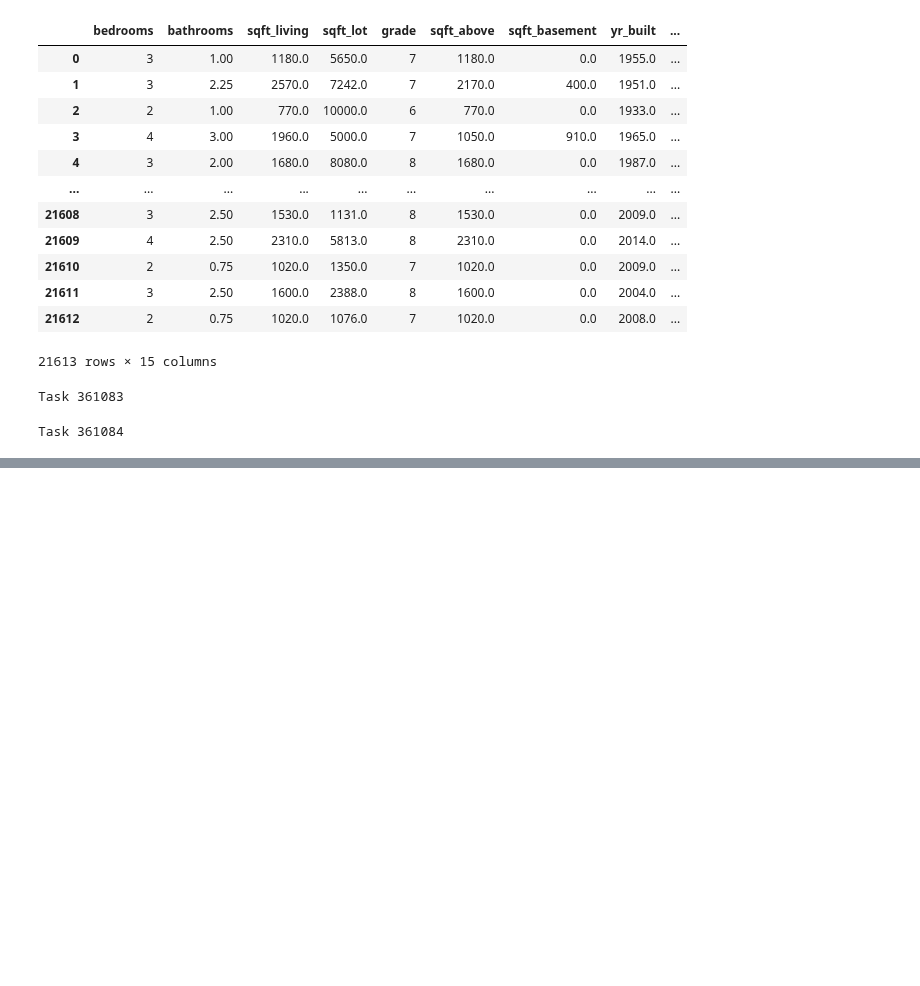
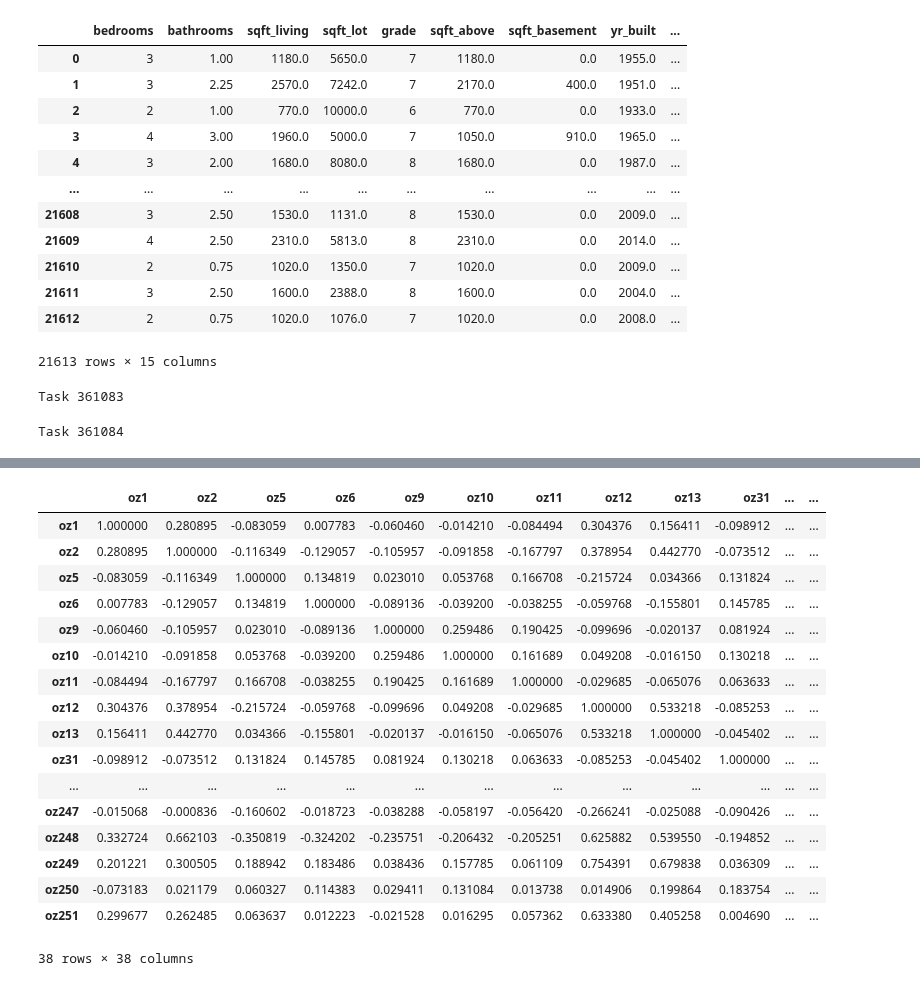
Before and after one commit to mmaninetti/ML_models_for_extrapolation, a Jupyter notebook: ONLY NUMERICAL FEATURES/REGRESSION/RMSE/tests.ipynb, the cells around one changed output, grey strips where cells are left out. Cells and saved outputs as stored; diff of their text form; code cells hidden in the pictures; blank space fills up the shorter version.

```diff
--- a/ONLY NUMERICAL FEATURES/REGRESSION/RMSE/tests.ipynb
+++ b/ONLY NUMERICAL FEATURES/REGRESSION/RMSE/tests.ipynb
@@ -1766,6 +1766,14 @@ for task_id in benchmark_suite.tasks[12:]:
     print(i)
     i=i+1
     print(f"Task {task_id}")
+
+    task = openml.tasks.get_task(task_id)  # download the OpenML task
+    dataset = task.get_dataset()
+
+    X, y, categorical_indicator, attribute_names = dataset.get_data(
+            dataset_format="dataframe", target=dataset.default_target_attribute)
+
+    print(len(X))
 # %% [output]
 12
 Task 361085
@@ -1783,0 +2195,21 @@ Task 361281
+# %%
+X_train_.corr()
+# %% [output]
+|  | oz1 | oz2 | oz5 | oz6 | oz9 | oz10 | oz11 | oz12 | oz13 | oz31 | ... | ... |
+| oz1 | 1.000000 | 0.280895 | -0.083059 | 0.007783 | -0.060460 | -0.014210 | -0.084494 | 0.304376 | 0.156411 | -0.098912 | ... | ... |
+| oz2 | 0.280895 | 1.000000 | -0.116349 | -0.129057 | -0.105957 | -0.091858 | -0.167797 | 0.378954 | 0.442770 | -0.073512 | ... | ... |
+| oz5 | -0.083059 | -0.116349 | 1.000000 | 0.134819 | 0.023010 | 0.053768 | 0.166708 | -0.215724 | 0.034366 | 0.131824 | ... | ... |
+| oz6 | 0.007783 | -0.129057 | 0.134819 | 1.000000 | -0.089136 | -0.039200 | -0.038255 | -0.059768 | -0.155801 | 0.145785 | ... | ... |
+| oz9 | -0.060460 | -0.105957 | 0.023010 | -0.089136 | 1.000000 | 0.259486 | 0.190425 | -0.099696 | -0.020137 | 0.081924 | ... | ... |
+| oz10 | -0.014210 | -0.091858 | 0.053768 | -0.039200 | 0.259486 | 1.000000 | 0.161689 | 0.049208 | -0.016150 | 0.130218 | ... | ... |
+| oz11 | -0.084494 | -0.167797 | 0.166708 | -0.038255 | 0.190425 | 0.161689 | 1.000000 | -0.029685 | -0.065076 | 0.063633 | ... | ... |
+| oz12 | 0.304376 | 0.378954 | -0.215724 | -0.059768 | -0.099696 | 0.049208 | -0.029685 | 1.000000 | 0.533218 | -0.085253 | ... | ... |
+| oz13 | 0.156411 | 0.442770 | 0.034366 | -0.155801 | -0.020137 | -0.016150 | -0.065076 | 0.533218 | 1.000000 | -0.045402 | ... | ... |
+| oz31 | -0.098912 | -0.073512 | 0.131824 | 0.145785 | 0.081924 | 0.130218 | 0.063633 | -0.085253 | -0.045402 | 1.000000 | ... | ... |
+| ... | ... | ... | ... | ... | ... | ... | ... | ... | ... | ... | ... | ... |
+| oz247 | -0.015068 | -0.000836 | -0.160602 | -0.018723 | -0.038288 | -0.058197 | -0.056420 | -0.266241 | -0.025088 | -0.090426 | ... | ... |
+| oz248 | 0.332724 | 0.662103 | -0.350819 | -0.324202 | -0.235751 | -0.206432 | -0.205251 | 0.625882 | 0.539550 | -0.194852 | ... | ... |
+| oz249 | 0.201221 | 0.300505 | 0.188942 | 0.183486 | 0.038436 | 0.157785 | 0.061109 | 0.754391 | 0.679838 | 0.036309 | ... | ... |
+| oz250 | -0.073183 | 0.021179 | 0.060327 | 0.114383 | 0.029411 | 0.131084 | 0.013738 | 0.014906 | 0.199864 | 0.183754 | ... | ... |
+| oz251 | 0.299677 | 0.262485 | 0.063637 | 0.012223 | -0.021528 | 0.016295 | 0.057362 | 0.633380 | 0.405258 | 0.004690 | ... | ... |
+38 rows × 38 columns
```
Also changed, not shown: parts of 16 cells of this notebook, 6 other files.
